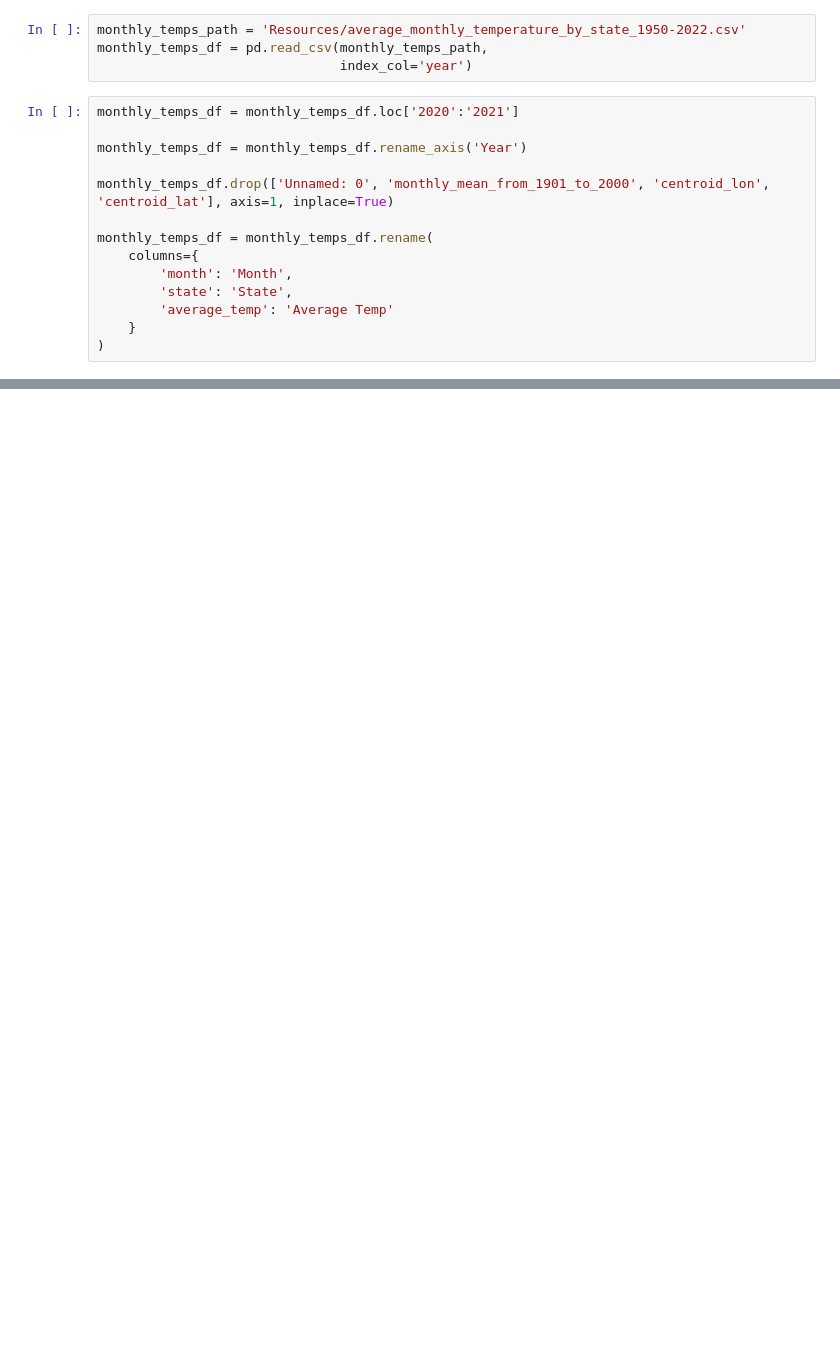
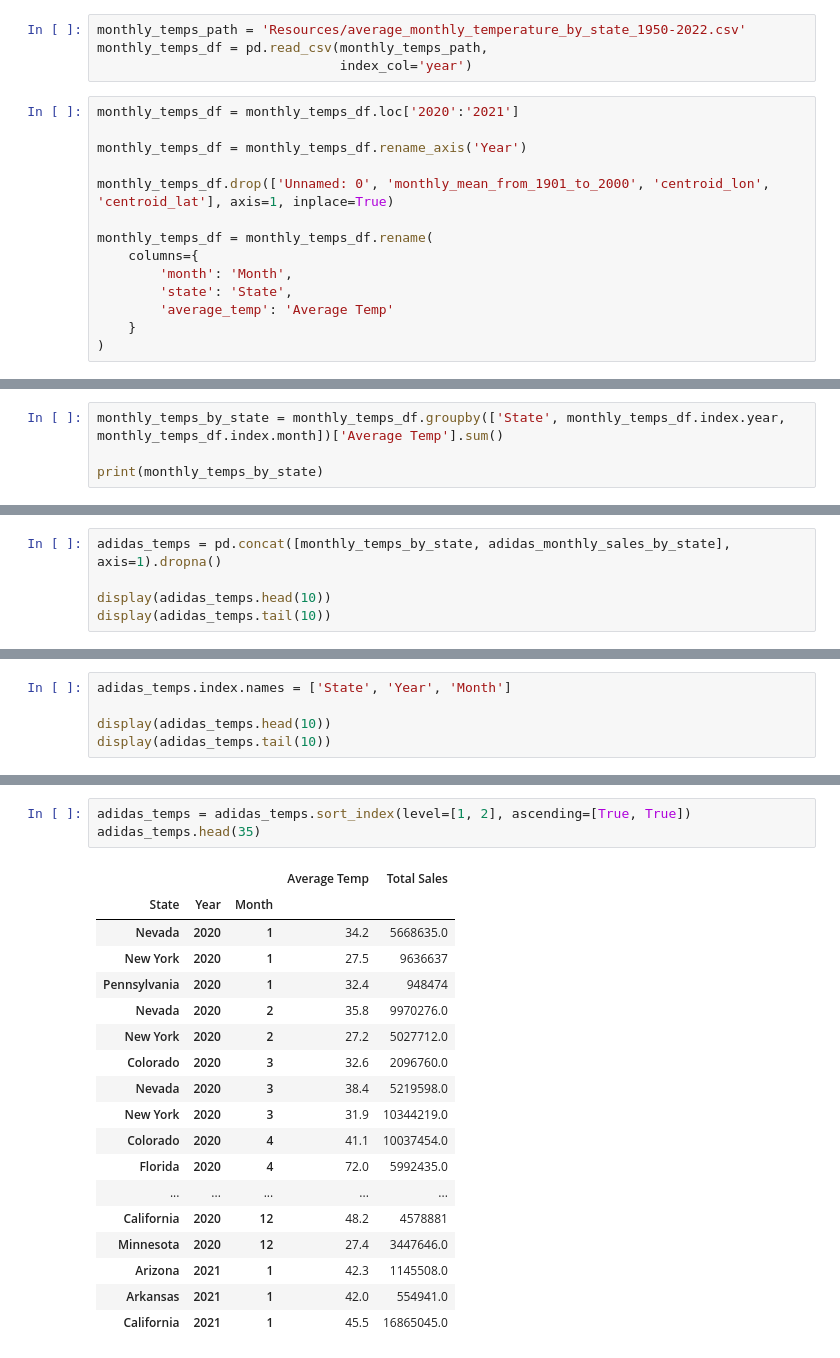
Before and after one commit to Krinnik/adidas_sales_temp_analysis, a Jupyter notebook: workspace.ipynb, the cells around one changed output, grey strips where cells are left out. Cells and saved outputs as stored; diff of their text form; blank space fills up the shorter version.

Commit message:
more cleaning done, concatenated the two datasets

```diff
--- a/workspace.ipynb
+++ b/workspace.ipynb
@@ -132,0 +281,4 @@ display(monthly_temps_df.tail(48))
+# %%
+monthly_temps_by_state = monthly_temps_df.groupby(['State', monthly_temps_df.index.year, monthly_temps_df.index.month])['Average Temp'].sum()
+
+print(monthly_temps_by_state)
@@ -132,0 +299,5 @@ display(monthly_temps_df.tail(48))
+# %%
+adidas_temps = pd.concat([monthly_temps_by_state, adidas_monthly_sales_by_state], axis=1).dropna()
+
+display(adidas_temps.head(10))
+display(adidas_temps.tail(10))
@@ -132,0 +349,5 @@ display(monthly_temps_df.tail(48))
+# %%
+adidas_temps.index.names = ['State', 'Year', 'Month']
+
+display(adidas_temps.head(10))
+display(adidas_temps.tail(10))
@@ -132,0 +379,22 @@ display(monthly_temps_df.tail(48))
+# %%
+adidas_temps = adidas_temps.sort_index(level=[1, 2], ascending=[True, True])
+adidas_temps.head(35)
+# %% [output]
+|  |  |  | Average Temp | Total Sales |
+| State | Year | Month |  |  |
+| Nevada | 2020 | 1 | 34.2 | 5668635.0 |
+| New York | 2020 | 1 | 27.5 | 9636637 |
+| Pennsylvania | 2020 | 1 | 32.4 | 948474 |
+| Nevada | 2020 | 2 | 35.8 | 9970276.0 |
+| New York | 2020 | 2 | 27.2 | 5027712.0 |
+| Colorado | 2020 | 3 | 32.6 | 2096760.0 |
+| Nevada | 2020 | 3 | 38.4 | 5219598.0 |
+| New York | 2020 | 3 | 31.9 | 10344219.0 |
+| Colorado | 2020 | 4 | 41.1 | 10037454.0 |
+| Florida | 2020 | 4 | 72.0 | 5992435.0 |
+| ... | ... | ... | ... | ... |
+| California | 2020 | 12 | 48.2 | 4578881 |
+| Minnesota | 2020 | 12 | 27.4 | 3447646.0 |
+| Arizona | 2021 | 1 | 42.3 | 1145508.0 |
+| Arkansas | 2021 | 1 | 42.0 | 554941.0 |
+| California | 2021 | 1 | 45.5 | 16865045.0 |
```
Also changed, not shown: parts of 17 cells of this notebook.
